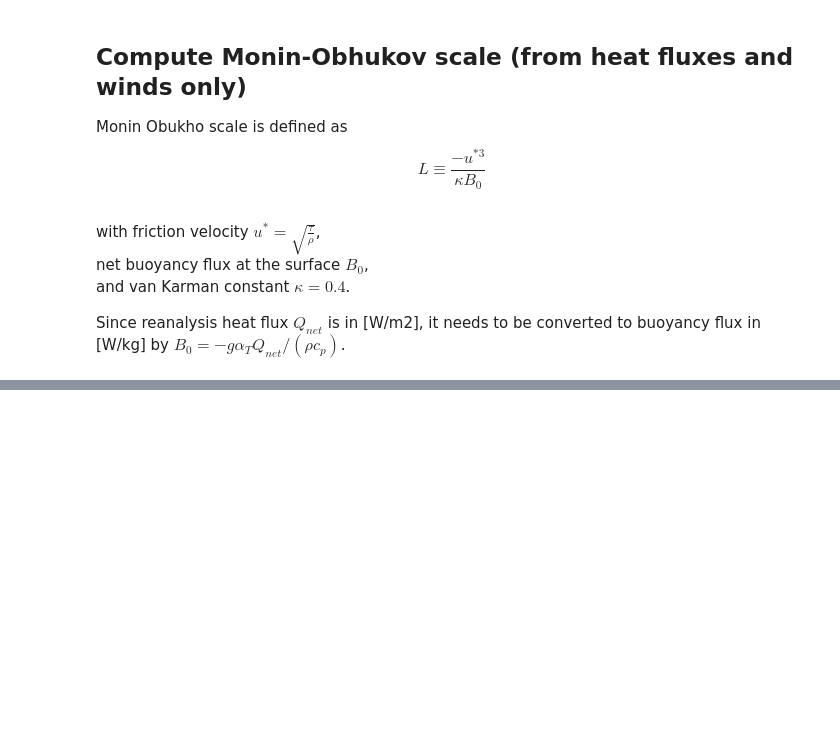
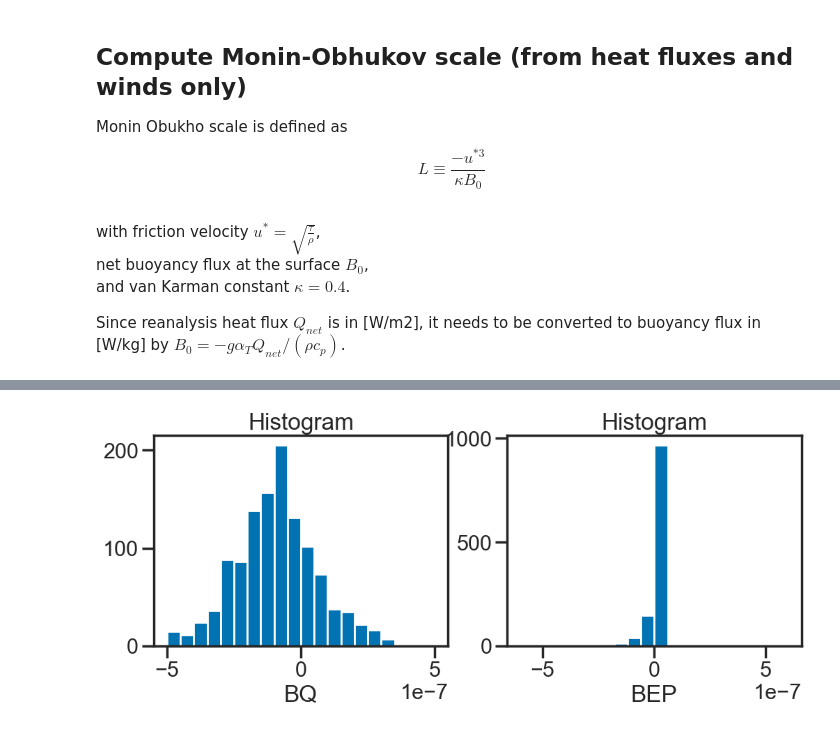
Before and after one commit to sessink/NIW, a Jupyter notebook: notebooks/turbulent_terms.ipynb, the cells around one changed output, grey strips where cells are left out. Saved outputs shown, nothing was run; the diff lists cells and outputs as text; code cells hidden in the pictures; blank space fills up the shorter version.

```diff
--- a/notebooks/turbulent_terms.ipynb
+++ b/notebooks/turbulent_terms.ipynb
@@ -68,11 +69,12 @@ alphaT = gsw.alpha(flot.isel(z=2).S.mean(),flot.isel(z=2).T.mean(),0)
 # %%
 rho0=1025
+g = 9.81
 met['tau'] = 0.5*np.sqrt( met.tx**2 + met.ty**2 )
 met['uprime'] = (np.sqrt( met.tau/rho0))**3
-met['Bt'] = -met.Qnet*9.81*alphaT/cp/rho0
-met['MO'] = -met.uprime/(0.4*met.Bt)
-met['mld'] = ('mettime', met.mld.interp(time=met.mettime) )
-met['S0'] = ('mettime', met.S0.interp(time=met.mettime) )
-met['lon'] = ('mettime', met.lon.interp(time=met.mettime) )
-met['lat'] = ('mettime', met.lat.interp(time=met.mettime) )
-met['MO_MLD'] = met.MO/met.mld
+
+
+met['mld'] = ('mettime', met.mld.dropna('time').interp(time=met.mettime) )
+met['S0'] = ('mettime', met.S0.dropna('time').interp(time=met.mettime) )
+met['epz'] = ('mettime', met.epz.dropna('time').interp(time=met.mettime) )
+met['lon'] = ('mettime', met.lon.dropna('time').interp(time=met.mettime) )
+met['lat'] = ('mettime', met.lat.dropna('time').interp(time=met.mettime) )
@@ -107,0 +115,6 @@ met['emp'] = collect
+# %%
+f,ax = plt.subplots(1,2, figsize=(12,4))
+met.BQ.plot.hist(ax=ax[0],range=(-5e-7,5e-7), bins=20)
+met.BEP.plot.hist(range=(-6e-7,6e-7),ax=ax[1], bins=20);
+# %% [output]
+[figure, added]
```
Also changed, not shown: parts of 24 cells of this notebook.
